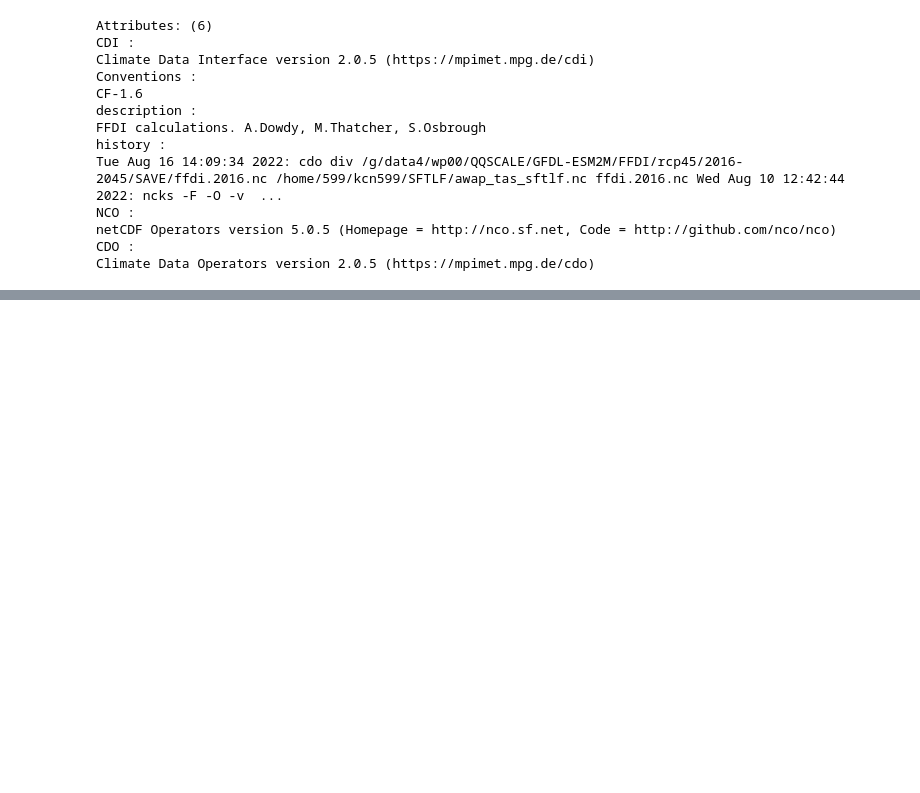
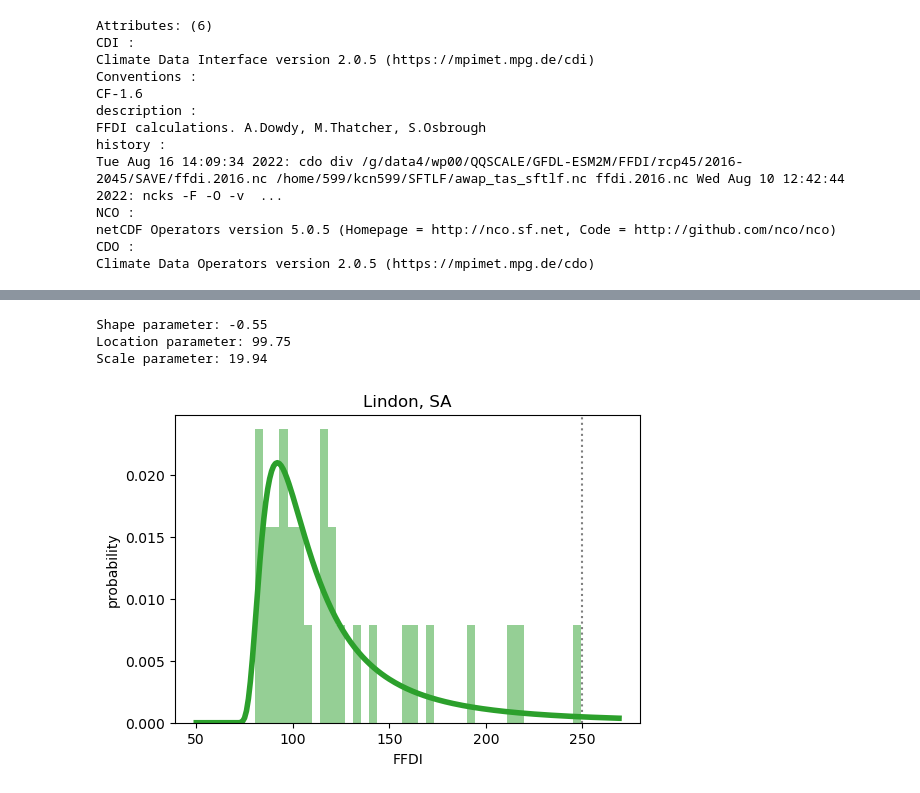
Before and after one commit to climate-innovation-hub/frequency-analysis, a Jupyter notebook: ffdi_example.ipynb, the cells around one changed output, grey strips where cells are left out. Saved outputs shown, nothing was run; the diff lists cells and outputs as text; code cells hidden in the pictures; blank space fills up the shorter version.

```diff
--- a/ffdi_example.ipynb
+++ b/ffdi_example.ipynb
@@ -218,0 +243,7 @@ plt.show()
+# %%
+plot_pdf('Lindon, SA', xrange=[50, 270])
+# %% [output]
+Shape parameter: -0.55
+Location parameter: 99.75
+Scale parameter: 19.94
+[figure, added]
```
Also changed, not shown: parts of 15 cells of this notebook.
